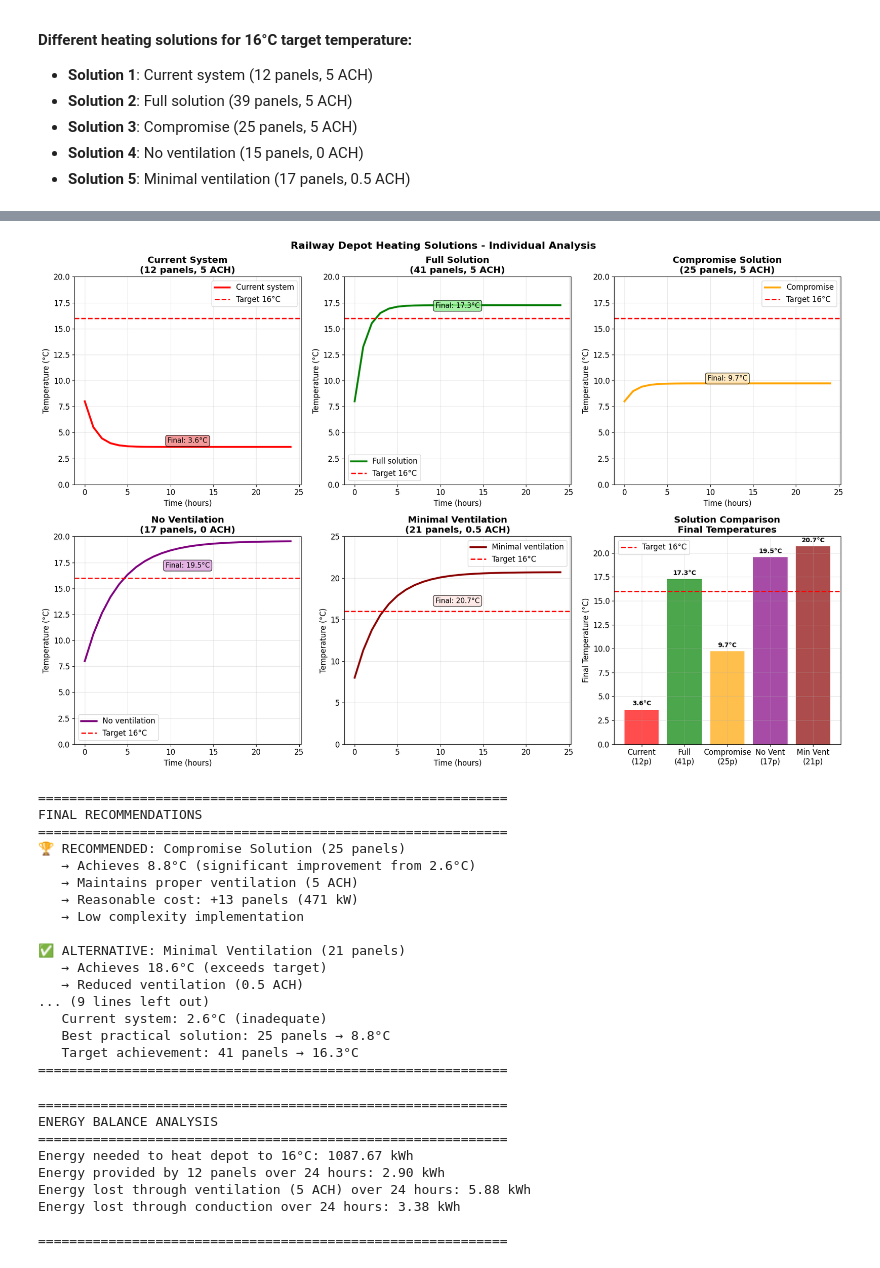
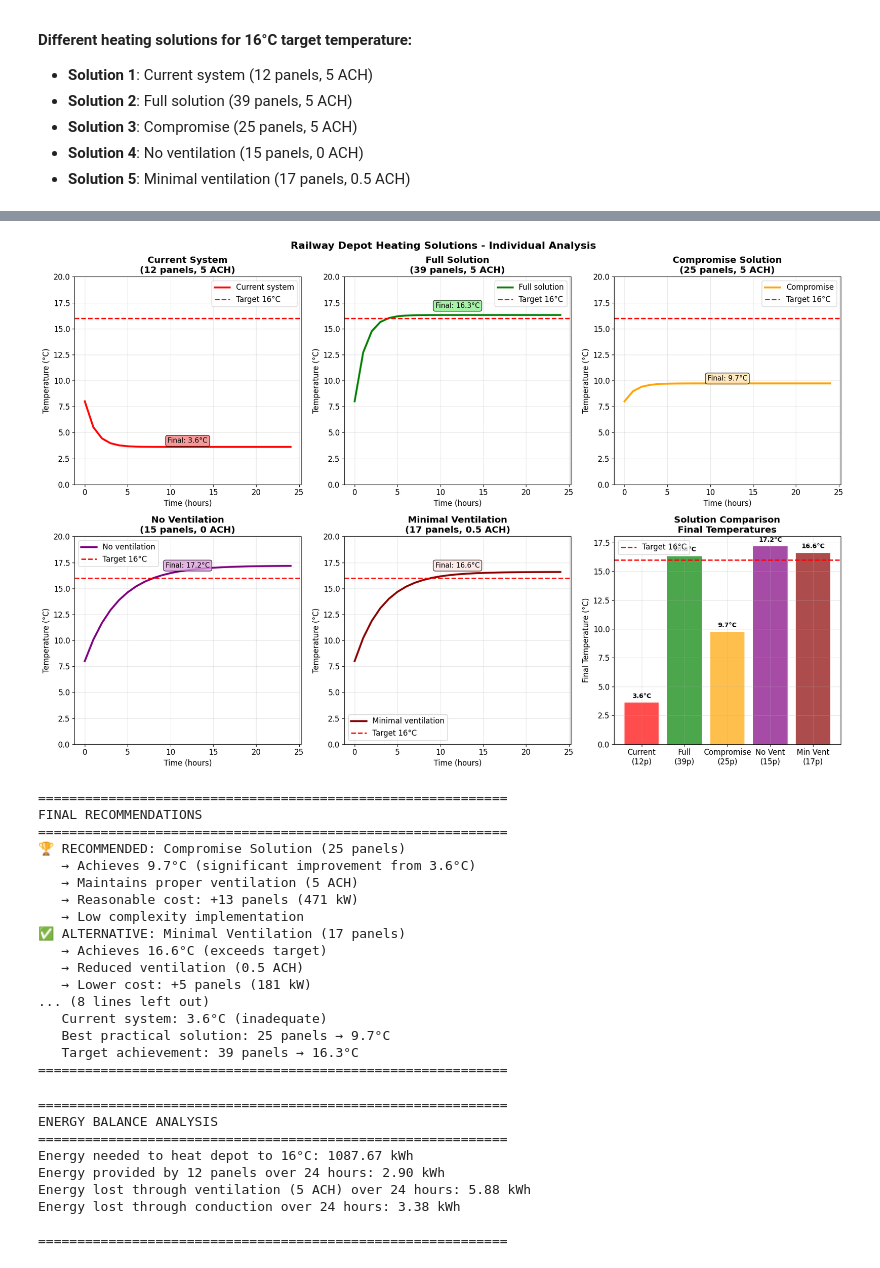
Before and after one commit to JieWangnk/Qsustain, a Jupyter notebook: thermalBalance.ipynb, the cells around one changed output, grey strips where cells are left out. Saved outputs shown, nothing was run; the diff lists cells and outputs as text; code cells hidden in the pictures.

```diff
--- a/thermalBalance.ipynb
+++ b/thermalBalance.ipynb
@@ -264,7 +264,7 @@ ax5.set_xlabel('Time (hours)')
 ax5.set_ylabel('Temperature (°C)')
 ax5.grid(True, alpha=0.3)
 ax5.legend()
-ax5.set_ylim(0, 25)
+ax5.set_ylim(0, 20)
 ax5.text(12, 17, f'Final: {min_vent_temps[-1]:.1f}°C', ha='center', fontsize=11,
          bbox=dict(boxstyle="round,pad=0.3", facecolor="mistyrose", alpha=0.8))
 
@@ -291,50 +291,50 @@ plt.tight_layout()
 fig.savefig('railway_depot_solutions.png', dpi=300, bbox_inches='tight')
 plt.show()
 
 # Final recommendations
 print("\n" + "="*60)
 print("FINAL RECOMMENDATIONS")
 print("="*60)
 print("🏆 RECOMMENDED: Compromise Solution (25 panels)")
 print("   → Achieves 9.7°C (significant improvement from 3.6°C)")
 print("   → Maintains proper ventilation (5 ACH)")
 print("   → Reasonable cost: +13 panels (471 kW)")
 print("   → Low complexity implementation")
 
 print("✅ ALTERNATIVE: Minimal Ventilation (17 panels)")
 print("   → Achieves 16.6°C (exceeds target)")
 print("   → Reduced ventilation (0.5 ACH)")
 print("   → Lower cost: +5 panels (181 kW)")
 print("   → ⚠️ Air quality concerns")
 
 print("\n❌ NOT RECOMMENDED: No Ventilation (15 panels)")
 print("   → Achieves 17.2°C but eliminates ventilation")
 print("   → Serious air quality and safety issues")
 print("   → Unsuitable for occupied spaces")
 
 print("\n📊 SUMMARY:")
 print("   Current system: 3.6°C (inadequate)")
 print("   Best practical solution: 25 panels → 9.7°C")
 print("   Target achievement: 39 panels → 16.3°C")
 print("="*60)
 # %% [output]
-[figure, old version]
+[figure, new version]
 ============================================================
 FINAL RECOMMENDATIONS
 ============================================================
 🏆 RECOMMENDED: Compromise Solution (25 panels)
-   → Achieves 8.8°C (significant improvement from 2.6°C)
+   → Achieves 9.7°C (significant improvement from 3.6°C)
    → Maintains proper ventilation (5 ACH)
    → Reasonable cost: +13 panels (471 kW)
    → Low complexity implementation
-
-✅ ALTERNATIVE: Minimal Ventilation (21 panels)
-   → Achieves 18.6°C (exceeds target)
+✅ ALTERNATIVE: Minimal Ventilation (17 panels)
+   → Achieves 16.6°C (exceeds target)
    → Reduced ventilation (0.5 ACH)
-... (9 lines left out)
-   Current system: 2.6°C (inadequate)
-   Best practical solution: 25 panels → 8.8°C
-   Target achievement: 41 panels → 16.3°C
+   → Lower cost: +5 panels (181 kW)
+... (8 lines left out)
+   Current system: 3.6°C (inadequate)
+   Best practical solution: 25 panels → 9.7°C
+   Target achievement: 39 panels → 16.3°C
 ============================================================
 # %%
 # how much energy is needed to heat the depot?
```
Also changed, not shown: parts of 1 cell of this notebook.
